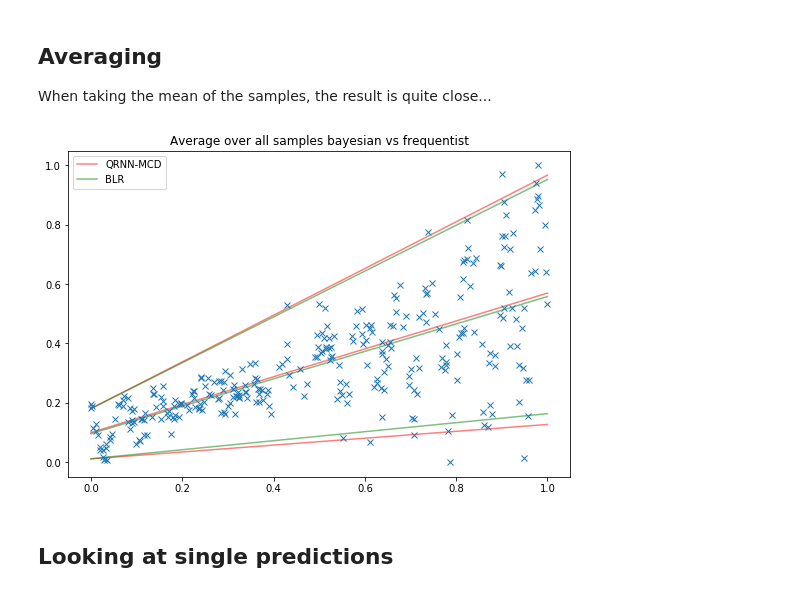
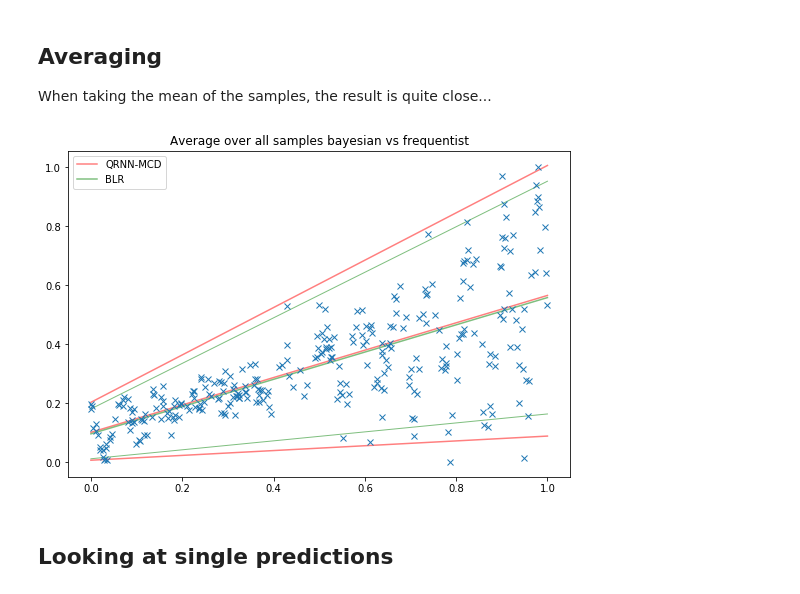
Before and after one commit to YuRiTan/prediction-uncertainty, a Jupyter notebook: notebooks/uncertainty_regression.ipynb, the cells around one changed output. Drawn from its saved outputs; the diff is of its cells as text; code cells hidden in the pictures.

```diff
--- a/notebooks/uncertainty_regression.ipynb
+++ b/notebooks/uncertainty_regression.ipynb
@@ -321,7 +335,7 @@ Epoch: 500       Loss: 0.12400684505701065
 with torch.no_grad():
     model.train()
     x_val_test = torch.zeros(x_val.shape)
-    preds_test = np.array([model(x_val_test).numpy() for _ in range(1000)])
+    preds_test = np.array([model(x_val_test).numpy() for _ in range(8000)])
 
 assert np.array_equal(preds_test[:, 0], preds_test[:, 1]) == True  # every row in batch is masked equally
 assert np.array_equal(preds_test[0, :], preds_test[1, :]) == False  # every column (hidden feature) is masked randomly per batch
@@ -330,11 +344,10 @@ assert np.array_equal(preds_test[0, :], preds_test[1, :]) == False  # every colu
 # %%
 with torch.no_grad():
     model.train()
-    preds = np.array([model(x_val).numpy() for _ in range(1000)])
+    qr_preds = np.array([model(x_val).numpy() for _ in range(8000)])
 # %% [markdown]
 ## Some postprocessing
 # %%
-preds_ = np.swapaxes(np.swapaxes(preds, 0, -1), 0, 1)
-preds_.shape
-preds.shape, preds_.shape
+preds_ = np.swapaxes(np.swapaxes(qr_preds, 0, -1), 0, 1)
+qr_preds.shape, preds_.shape
 # %% [output]
@@ -348,5 +361,18 @@ x_.shape, y_hat.shape
 # %% [markdown]
 ## Plotting median and credible interval (2$*\sigma$)
+# %%
+q_975 = np.array([
+    get_quantile_pred(q=.975, used_quantiles=QUANTILES, preds=y_hat[:, :, i])
+    for i in range(y_hat.shape[-1])
+]).T
+
+q_025 = np.array([
+    get_quantile_pred(q=.025, used_quantiles=QUANTILES, preds=y_hat[:, :, i])
+    for i in range(y_hat.shape[-1])
+]).T
+
+median_i = int(QUANTILES.shape[0]/2)
+q_50 = y_hat[:, median_i, :]
 # %%
 plt.figure(figsize=(12, 9))
 n = 300
@@ -396,16 +421,18 @@ When taking the mean of the samples, the result is quite close...
 # %%
 fig = plt.figure(figsize=(9,6))
 
-plt.plot(x_, np.mean(y_hat[:, 0, :], axis=-1), c='red', alpha=.5)
-plt.plot(x_, np.mean(y_hat[:, 2, :], axis=-1), c='red', alpha=.5, label="QRNN-MCD")
-plt.plot(x_, np.mean(y_hat[:, 4, :], axis=-1), c='red', alpha=.5)
-plt.plot(x_, np.mean(trace['alpha']) + np.mean(trace['beta']) * x_, alpha=.5, c='green', label="BLR")
-plt.plot(x_, np.mean(std_2_min, axis=1), alpha=.5, c='green')
-plt.plot(x_, np.mean(std_2_plus, axis=1), alpha=.5, c='green')
+plt.plot(x_, np.mean(q_025[:, :], axis=-1), c='red', alpha=.5)
+plt.plot(x_, np.mean(q_50[:, :], axis=-1), c='red', alpha=.5, label="QRNN-MCD")
+plt.plot(x_, np.mean(q_975[:, :], axis=-1), c='red', alpha=.5)
+
+plt.plot(x_, np.mean(mu, axis=-1), alpha=.5, c='green', label="BLR")
+plt.plot(x_, np.mean(quantile_preds[0], axis=-1), alpha=.5, lw=1, c='green')
+plt.plot(x_, np.mean(quantile_preds[-1], axis=-1), alpha=.5, lw=1, c='green')
+
 plt.plot(x, y, 'x')
 plt.title('Average over all samples bayesian vs frequentist')
 plt.legend();
 # %% [output]
-[figure, old version]
+[figure, new version]
 # %% [markdown]
 ## Looking at single predictions
```
Also changed, not shown: parts of 25 cells of this notebook.
